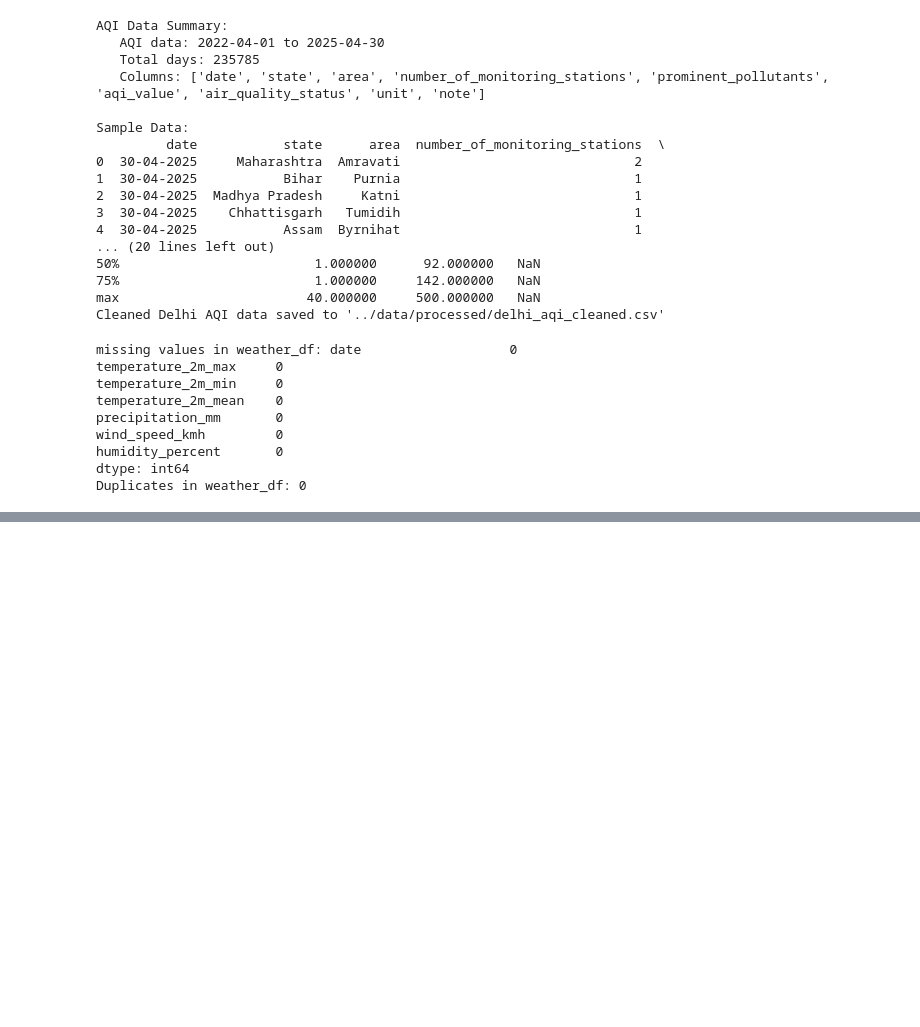
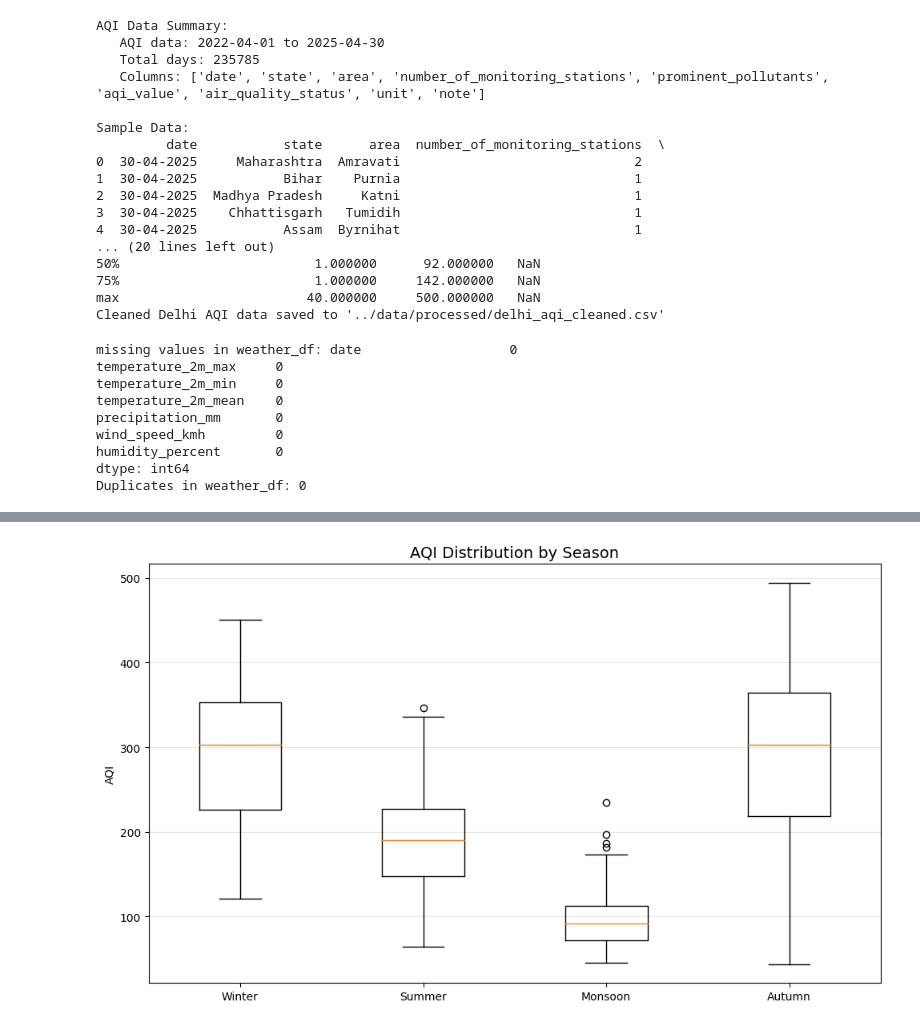
Before and after one commit to Namiiii-sys/Delhi-AQI-Forecast, a Jupyter notebook: notebooks/01_data-exploration.ipynb, the cells around one changed output, grey strips where cells are left out. Cells and saved outputs as stored; diff of their text form; code cells hidden in the pictures; blank space fills up the shorter version.

```diff
--- a/notebooks/01_data-exploration.ipynb
+++ b/notebooks/01_data-exploration.ipynb
@@ -273,0 +398,22 @@ if 'humidity_percent' in merged.columns:
+# %%
+# Chart 3: Seasonal Boxplots
+
+plt.figure(figsize=(10,6))
+season_order = ['Winter','Summer','Monsoon','Autumn']
+
+
+
+#building data using the present seasons
+season_data = [
+    merged[merged['season'] == s]['AQI'].values
+    for s in season_order
+]
+
+plt.boxplot(season_data, labels=season_order)
+plt.title('AQI Distribution by Season', fontsize=14)
+plt.ylabel('AQI')
+plt.grid(True, alpha=0.3, axis='y')
+plt.tight_layout()
+plt.savefig('../data/outputs/03_seasonal_boxplots.png', dpi=300)
+# %% [output]
+[figure, added]
```
Also changed, not shown: parts of 12 cells of this notebook, 4 other files.
